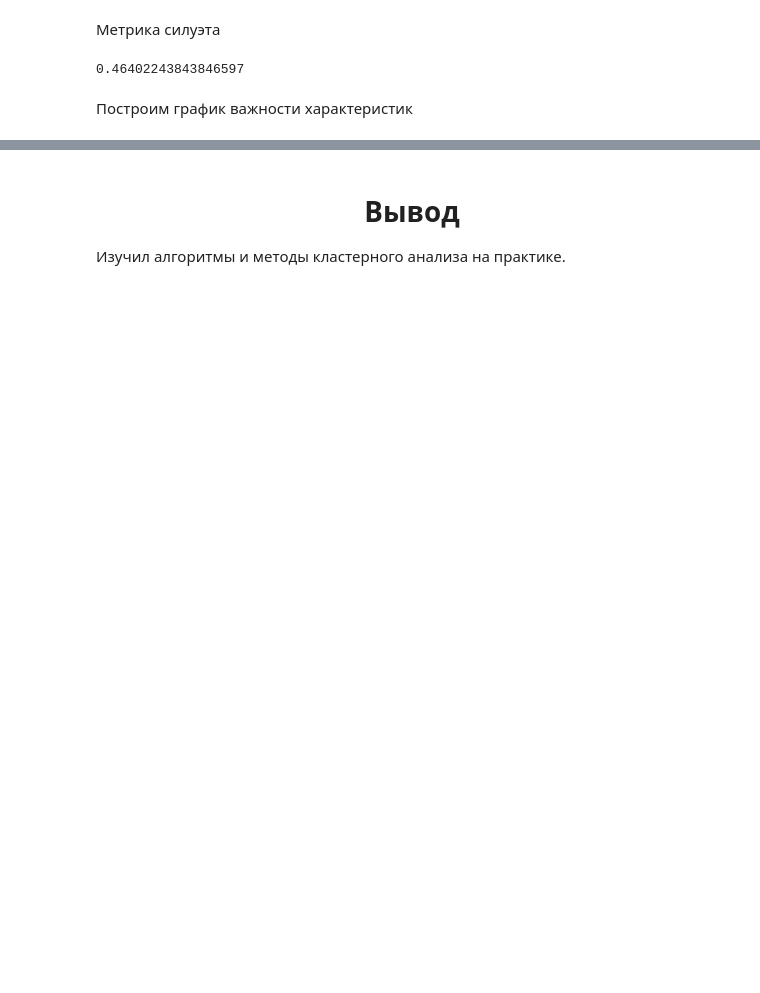
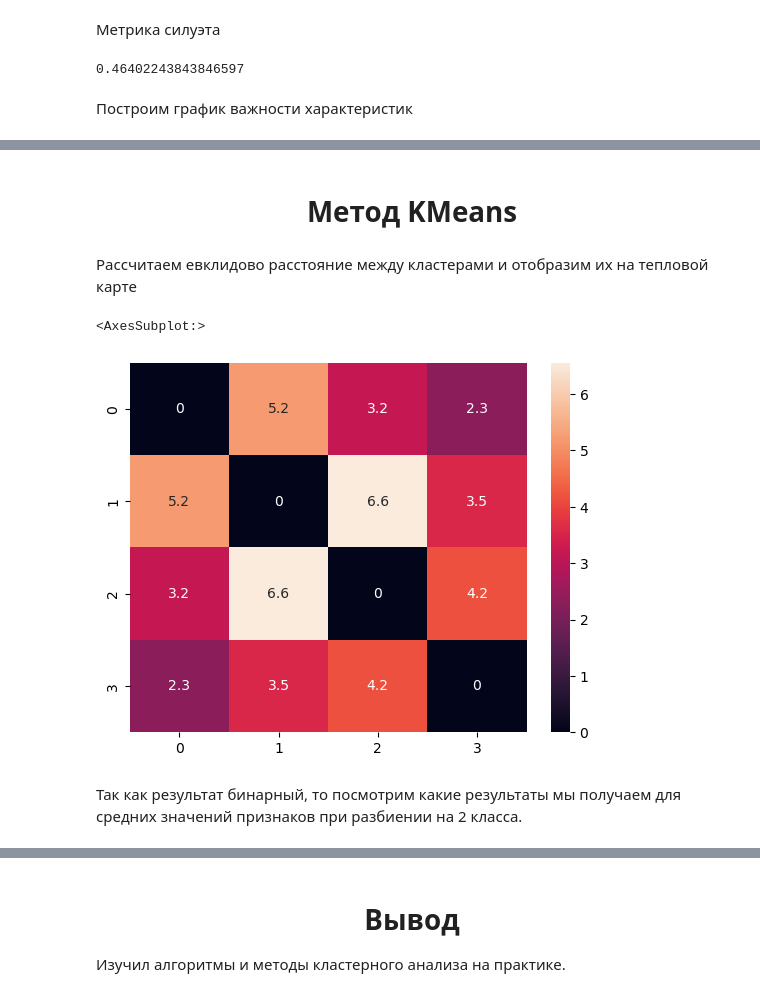
Before and after one commit to warwar422/AnalizDannih, a Jupyter notebook: lab3/lab3.ipynb, the cells around one changed output, grey strips where cells are left out. Saved outputs shown, nothing was run; the diff lists cells and outputs as text; code cells hidden in the pictures; blank space fills up the shorter version.

```diff
--- a/lab3/lab3.ipynb
+++ b/lab3/lab3.ipynb
@@ -134,0 +135,17 @@ plt.show()
+# %% [markdown]
+<h1 style="text-align:center;">Метод KMeans</h1>
+# %% [markdown]
+Рассчитаем евклидово расстояние между кластерами и отобразим их на тепловой карте
+# %%
+km = KMeans(n_clusters=4, random_state=0)
+labels = km.fit_predict(df_sc)
+# %%
+from sklearn.metrics.pairwise import euclidean_distances
+from seaborn import heatmap
+
+heatmap(euclidean_distances(km.cluster_centers_), annot=True)
+# %% [output]
+<AxesSubplot:>
+[figure, added]
+# %% [markdown]
+Так как результат бинарный, то посмотрим какие результаты мы получаем для средних значений признаков при разбиении на 2 класса.
```
Also changed, not shown: parts of 10 cells of this notebook.
